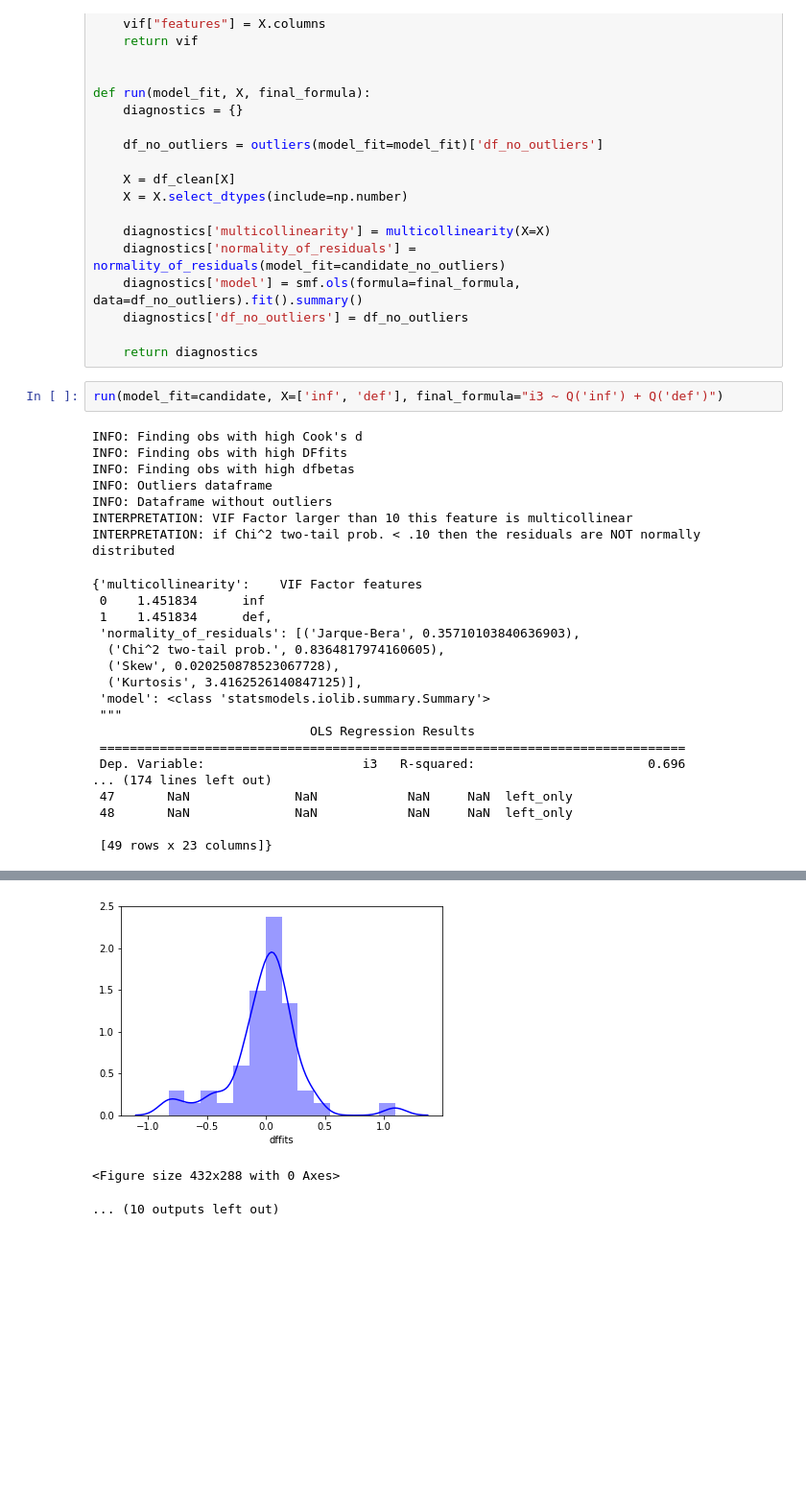
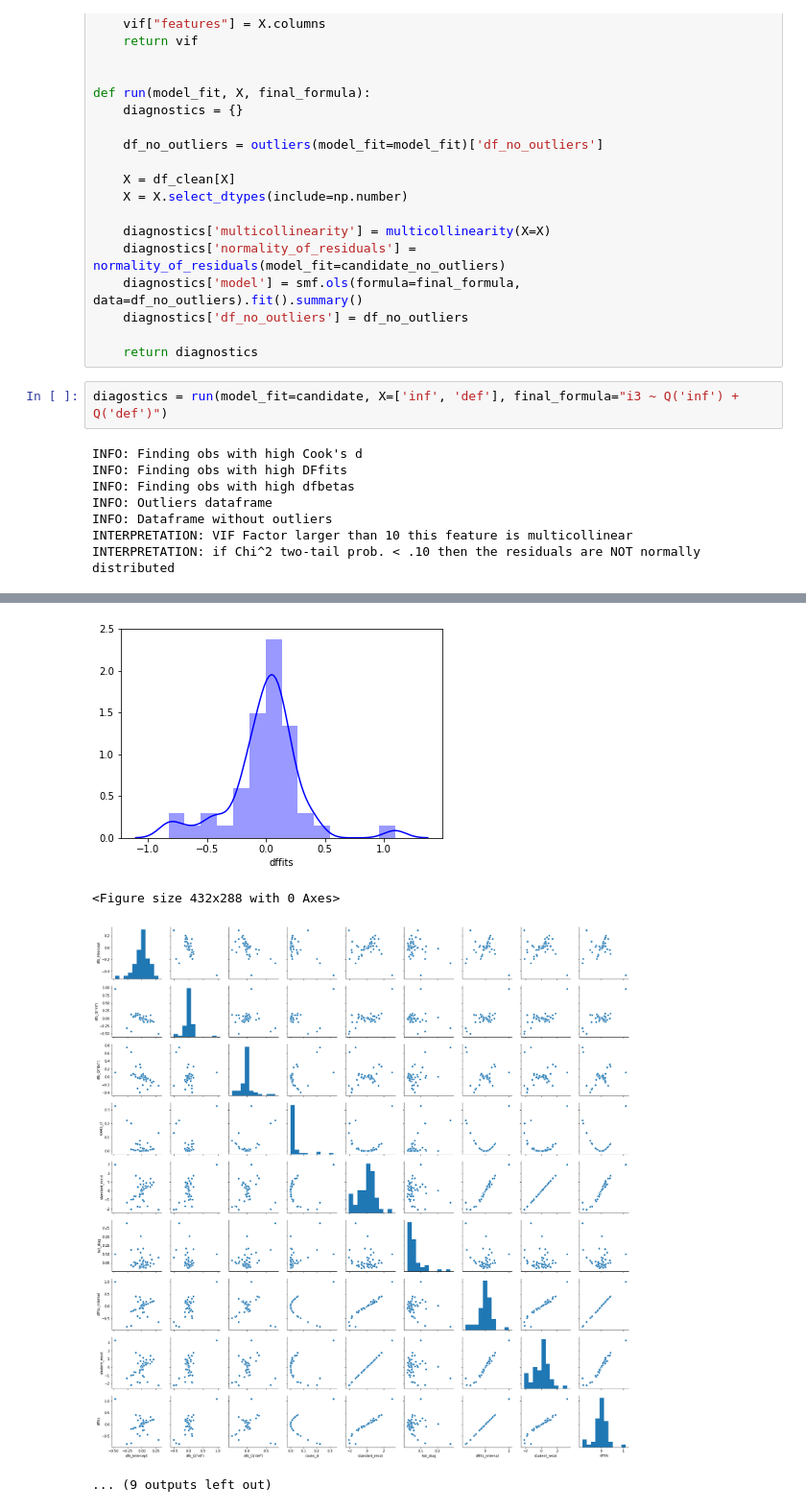
Before and after one commit to espin086/mybook_python_econometrics, a Jupyter notebook: notebooks/4_basic_regression_analysis_with_time_series_data/4_basic_regression_analysis_with_time_series_data.ipynb, the cells around one changed output, grey strips where cells are left out. Shown at 96% size. Cells and saved outputs as stored; diff of their text form; blank space fills up the shorter version.

```diff
--- a/notebooks/4_basic_regression_analysis_with_time_series_data/4_basic_regression_analysis_with_time_series_data.ipynb
+++ b/notebooks/4_basic_regression_analysis_with_time_series_data/4_basic_regression_analysis_with_time_series_data.ipynb
@@ -438,40 +438,24 @@ def run(model_fit, X, final_formula):
 
     return diagnostics
 # %%
-run(model_fit=candidate, X=['inf', 'def'], final_formula="i3 ~ Q('inf') + Q('def')")
+diagostics = run(model_fit=candidate, X=['inf', 'def'], final_formula="i3 ~ Q('inf') + Q('def')")
 # %% [output]
 INFO: Finding obs with high Cook's d
 INFO: Finding obs with high DFfits
 INFO: Finding obs with high dfbetas
 INFO: Outliers dataframe
 INFO: Dataframe without outliers
 INTERPRETATION: VIF Factor larger than 10 this feature is multicollinear
 INTERPRETATION: if Chi^2 two-tail prob. < .10 then the residuals are NOT normally distributed
-{'multicollinearity':    VIF Factor features
- 0    1.451834      inf
- 1    1.451834      def,
- 'normality_of_residuals': [('Jarque-Bera', 0.35710103840636903),
-  ('Chi^2 two-tail prob.', 0.8364817974160605),
-  ('Skew', 0.020250878523067728),
-  ('Kurtosis', 3.4162526140847125)],
- 'model': <class 'statsmodels.iolib.summary.Summary'>
- """
-                             OLS Regression Results
- ==============================================================================
- Dep. Variable:                     i3   R-squared:                       0.696
-... (174 lines left out)
- 47       NaN              NaN            NaN     NaN  left_only
- 48       NaN              NaN            NaN     NaN  left_only
-
- [49 rows x 23 columns]}
 [figure]
 [figure]
 [figure]
 [figure]
 [figure]
 [figure]
 [figure]
 [figure]
 [figure]
+<Figure size 432x288 with 0 Axes>
+[figure, added]
-<Figure size 432x288 with 0 Axes>
+... (9 outputs left out)
-... (10 outputs left out)
```
Also changed, not shown: parts of 1 cell of this notebook, 8 other files.
